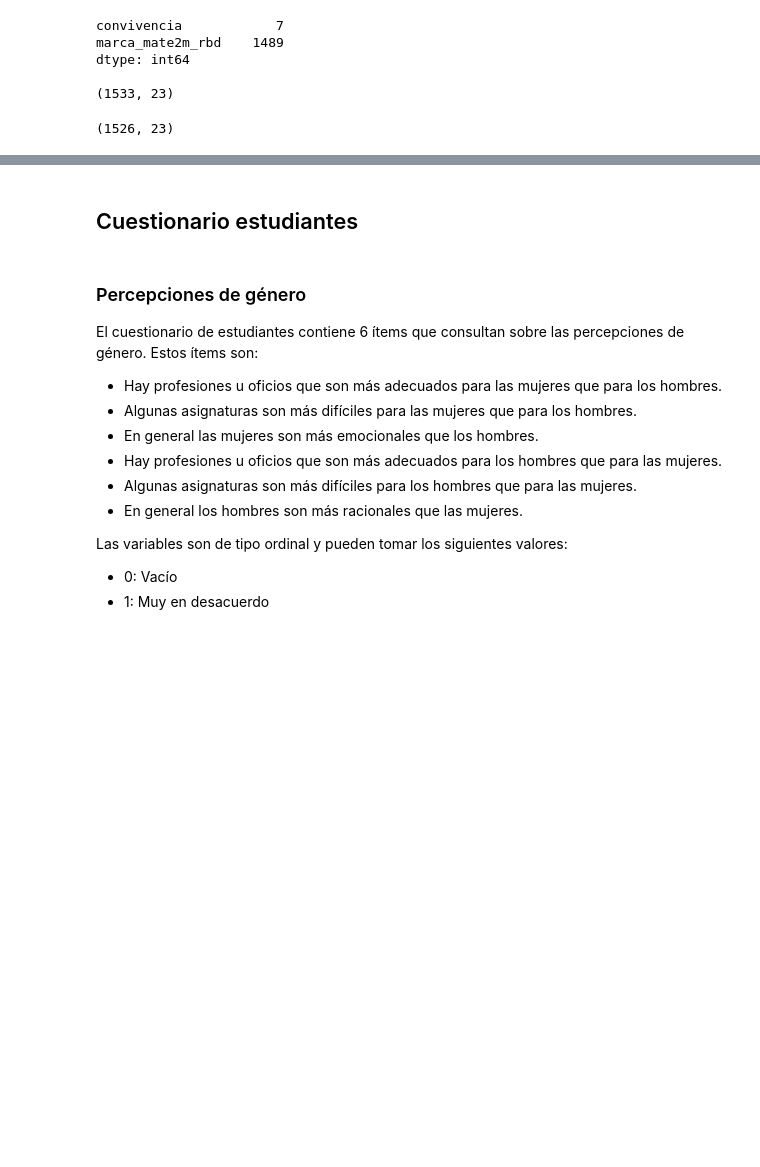
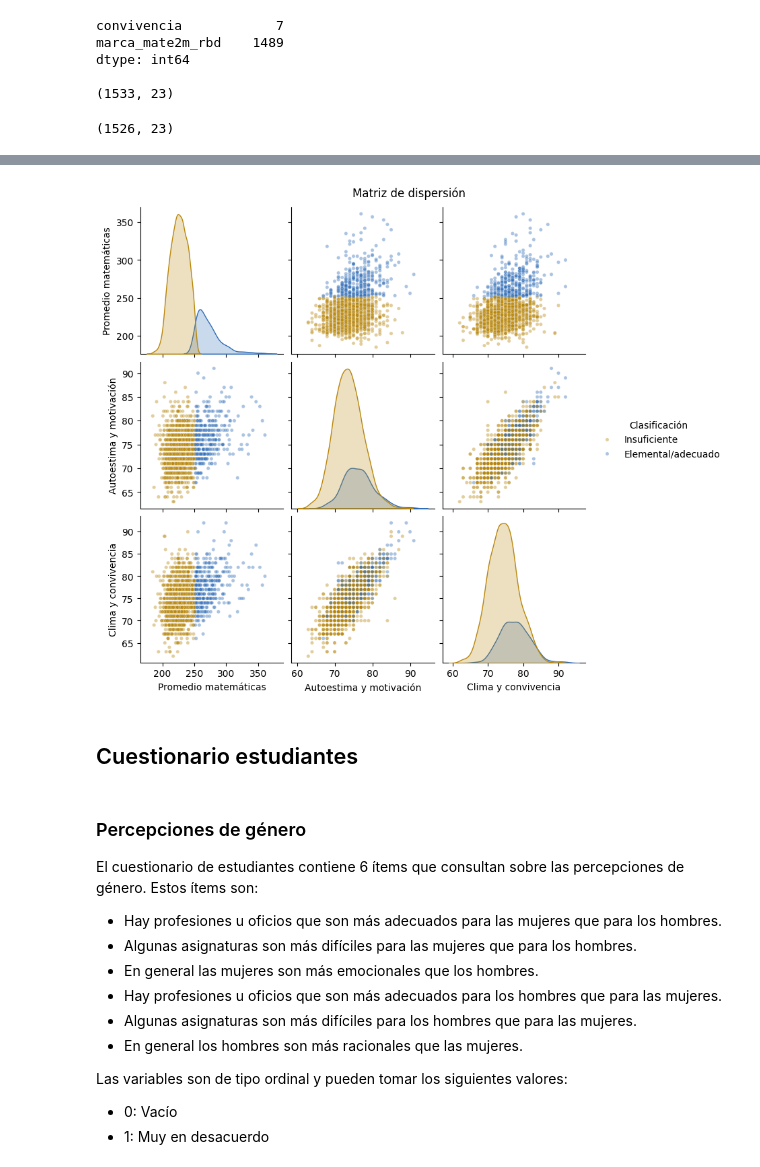
Before and after one commit to vcanalesg/dcc_taller_proyecto_g4, a Jupyter notebook: EDAyPreprocesamiento_01.ipynb, the cells around one changed output, grey strips where cells are left out. Cells and saved outputs as stored; diff of their text form; code cells hidden in the pictures; blank space fills up the shorter version.

```diff
--- a/EDAyPreprocesamiento_01.ipynb
+++ b/EDAyPreprocesamiento_01.ipynb
@@ -468,3 +516,18 @@ plt.tight_layout(); plt.show()
+# %%
+# 2) Matriz de dispersión (variable objetivo: Promedio Matemática)
+d = base[vars_sel].dropna().rename(columns=etiquetas)
+d["Clasificación"] = np.where(d["Promedio matemáticas"] >= 252,
+                              "Elemental/adecuado", "Insuficiente")
+
+paleta = {"Insuficiente": "#b8860b", "Elemental/adecuado": "#2F6DB8"}
+
+g = sns.pairplot(d, vars=list(etiquetas.values()), hue="Clasificación",
+                 palette=paleta, diag_kind="kde",
+                 plot_kws={"s": 14, "alpha": 0.4})
+g.figure.suptitle("Matriz de dispersión", y=1.02)
+plt.show()
+# %% [output]
+[figure, added]
 # %% [markdown]
 ## Cuestionario estudiantes
 # %% [markdown]
```
Also changed, not shown: parts of 9 cells of this notebook.
